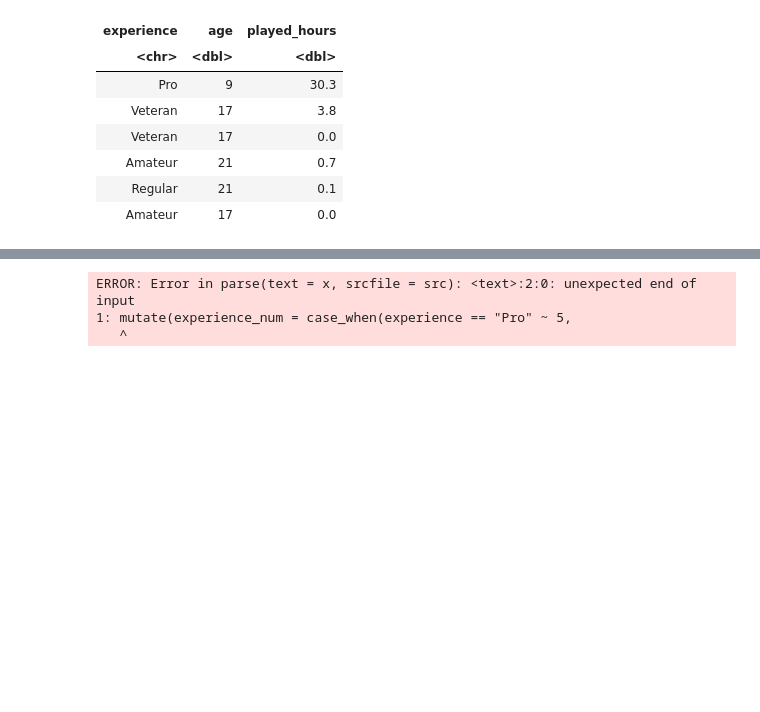
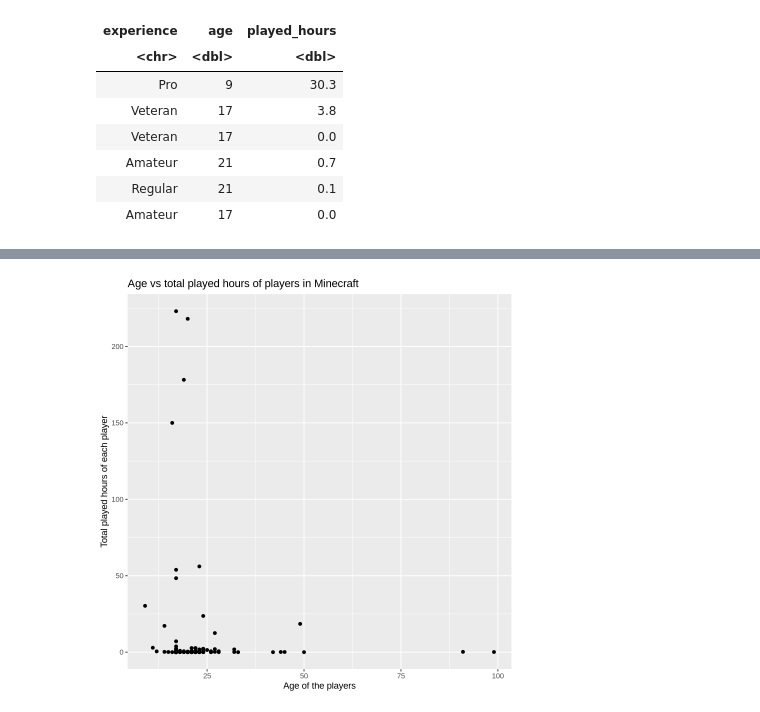
Before and after one commit to janeymhe/dsci-100-project, a Jupyter notebook: final_project.ipynb, the cells around one changed output, grey strips where cells are left out. Saved outputs shown, nothing was run; the diff lists cells and outputs as text; code cells hidden in the pictures; blank space fills up the shorter version.

Commit message:
Added more plots, fixed error, added the workflow for the prediction, found the best k value with the lowest rmse

```diff
--- a/final_project.ipynb
+++ b/final_project.ipynb
@@ -67,12 +78,14 @@ players_split <- initial_split(players_numerical, prop = 0.75, strata = played_h
 players_training <- training(players_split)
 players_testing <- testing(players_split)
 # %%
-# to make the exprience into ordinal data
-
-
-mutate(experience_num = case_when(experience == "Pro" ~ 5,
-                                  experience == "Amateur" ~ 1
+# exploratory plot of age vs played hours
+age_training_plot <- players_training|>
+                         ggplot(aes(x=age,
+                                    y=played_hours))+
+                         geom_point()+
+                         labs(x = "Age of the players",
+                              y = "Total played hours of each player")+
+                         ggtitle("Age vs total played hours of players in Minecraft")
+age_training_plot
 # %% [output]
-ERROR: Error in parse(text = x, srcfile = src): <text>:2:0: unexpected end of input
-1: mutate(experience_num = case_when(experience == "Pro" ~ 5,
-   ^
+[figure, added]
```
Also changed, not shown: parts of 18 cells of this notebook.
